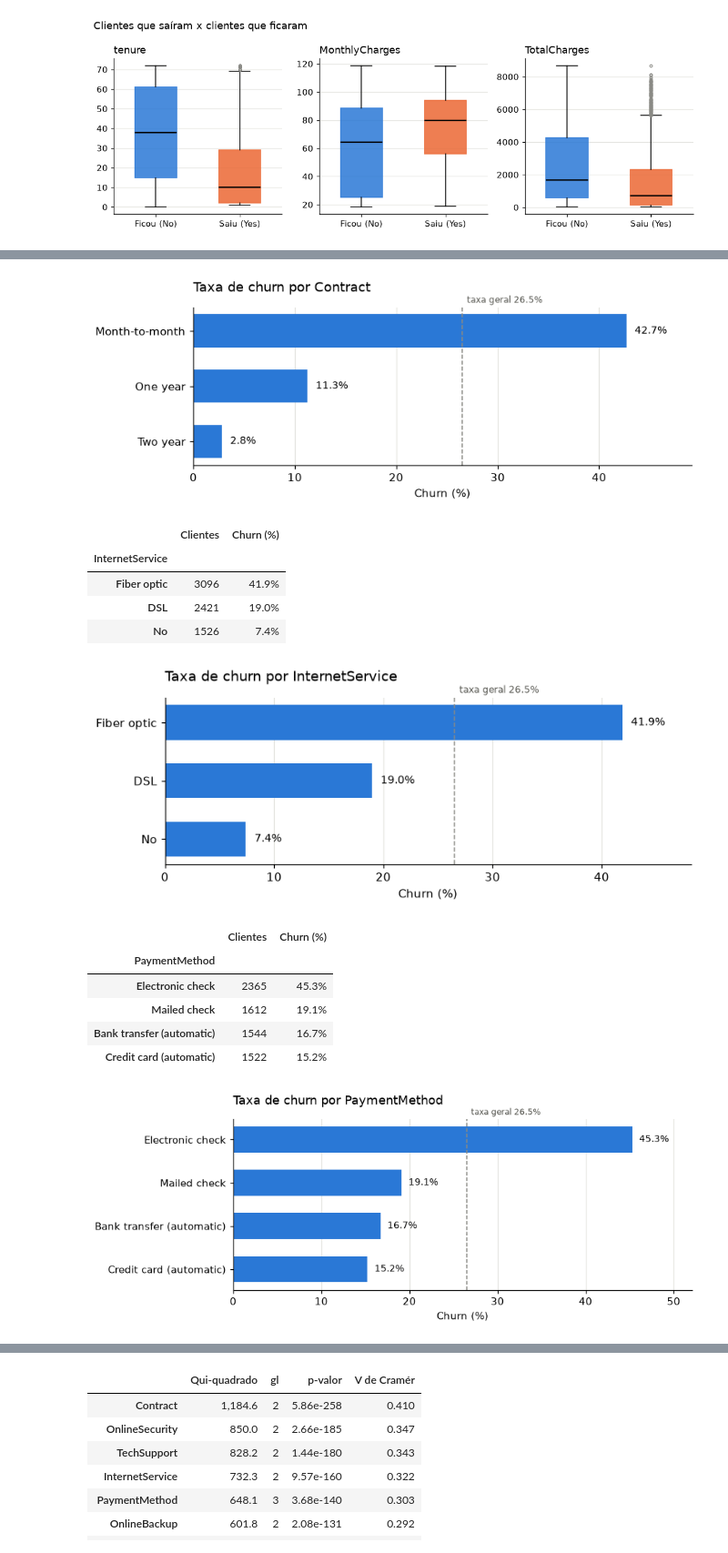
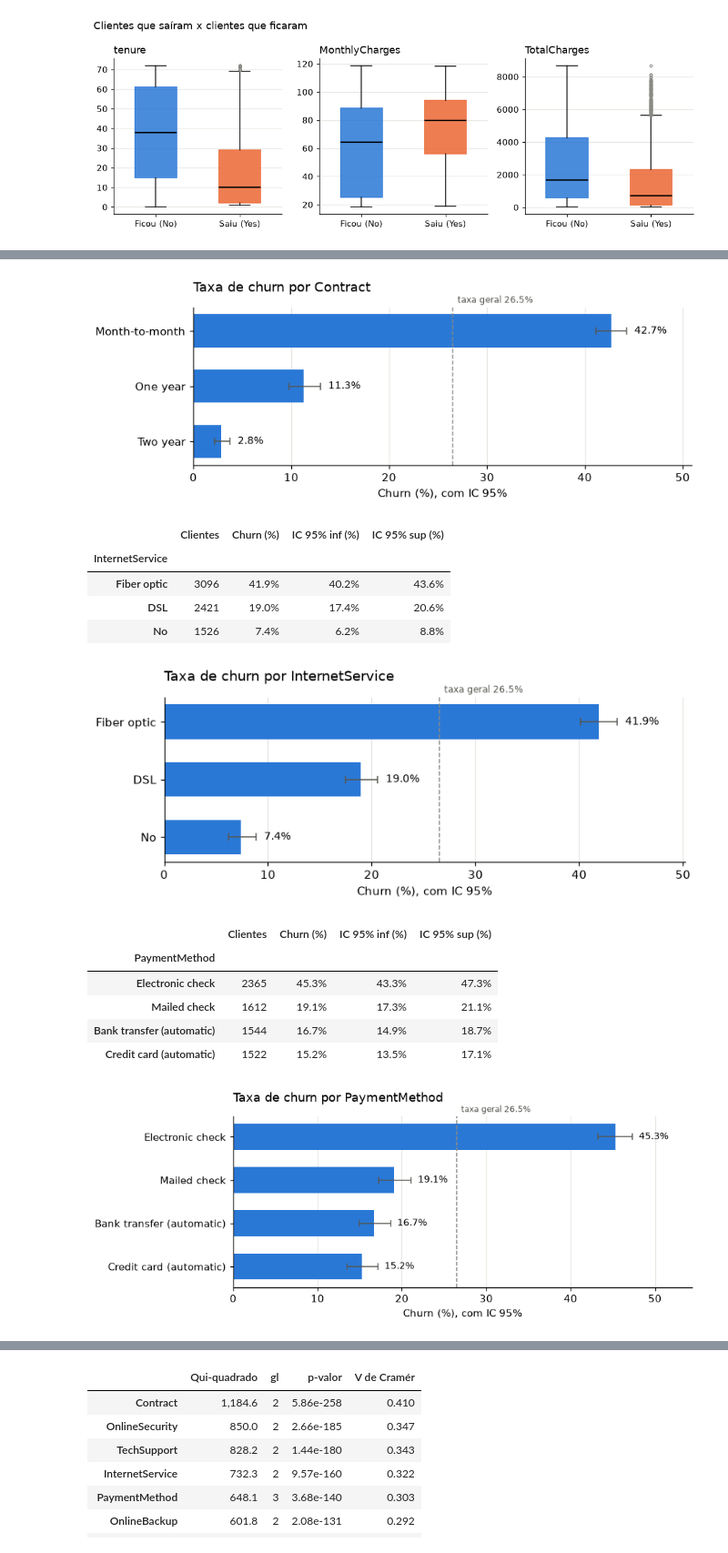
Before and after one commit to LorenzoNMachado/Customer-Churn, a Jupyter notebook: notebooks/analise_churn.ipynb, the cells around one changed output, grey strips where cells are left out. Shown at 91% size. Saved outputs shown, nothing was run; the diff lists cells and outputs as text; code cells hidden in the pictures.

```diff
--- a/notebooks/analise_churn.ipynb
+++ b/notebooks/analise_churn.ipynb
@@ -13,13 +14,16 @@ import os
 import sys
 
 import matplotlib.pyplot as plt
+import numpy as np
 import pandas as pd
 from IPython.display import display
 
 sys.path.append(os.path.abspath('../src'))
 from estatistica import (calcular_classes, classificar, criar_tabela_frequencia,
-                         formatar_tabela, medidas_resumo, moda_czuber, resumo_categoricas,
-                         taxa_churn, teste_mann_whitney, teste_qui_quadrado)
+                         formatar_tabela, kaplan_meier, mediana_sobrevivencia, medidas_resumo,
+                         moda_czuber, resumo_categoricas, taxa_churn, teste_log_rank,
+                         teste_mann_whitney, teste_qui_quadrado)
+from modelagem import contribuicoes, criar_features, principais_motivos
 
 df = pd.read_csv('../data/WA_Fn-UseC_-Telco-Customer-Churn.csv')
 # TotalCharges vem como texto: 11 clientes com tenure 0 têm o campo vazio
@@ -31,8 +35,13 @@ df['SeniorCitizen'] = df['SeniorCitizen'].map({0: 'No', 1: 'Yes'})
 LARGURA = {'tenure': 6}
 taxa_geral = (df['Churn'] == 'Yes').mean() * 100
 
-# Estilo dos gráficos: uma cor por série, grade discreta
-AZUL, LARANJA, CINZA = '#2a78d6', '#eb6834', '#8a8a85'
+# Gráficos usados no README
+FIGURAS = '../reports/figures'
+os.makedirs(FIGURAS, exist_ok=True)
+
+# Estilo dos gráficos: cores fixas por série, grade discreta
+AZUL, LARANJA, VERDE, CINZA = '#2a78d6', '#eb6834', '#1baf7a', '#8a8a85'
+TEXTO_SECUNDARIO = '#55554f'
 plt.rcParams.update({
     'figure.dpi': 110,
     'axes.spines.top': False,
@@ -217,20 +226,24 @@ for coluna in ['Contract', 'InternetService', 'PaymentMethod', 'Faixa de tenure
     tabela = taxa_churn(df_faixas, coluna)
     if coluna.startswith('Faixa'):
         tabela = tabela.sort_index()  # faixas seguem a ordem natural
-    display(tabela.style.format({'Churn (%)': '{:.1f}%'}))
+    display(tabela.style.format({c: '{:.1f}%' for c in tabela.columns if '%' in c}))
 
     fig, ax = plt.subplots(figsize=(8, 0.45 * len(tabela) + 1.2))
-    ax.barh(tabela.index.astype(str), tabela['Churn (%)'], color=AZUL, height=0.6)
+    erro = [tabela['Churn (%)'] - tabela['IC 95% inf (%)'], tabela['IC 95% sup (%)'] - tabela['Churn (%)']]
+    ax.barh(tabela.index.astype(str), tabela['Churn (%)'], color=AZUL, height=0.6,
+            xerr=erro, error_kw={'ecolor': TEXTO_SECUNDARIO, 'capsize': 3, 'elinewidth': 1})
     ax.invert_yaxis()
     ax.axvline(taxa_geral, color=CINZA, linestyle='--', linewidth=1)
     ax.annotate(f'taxa geral {taxa_geral:.1f}%', xy=(taxa_geral, 1), xycoords=('data', 'axes fraction'),
-                xytext=(4, 2), textcoords='offset points', fontsize=8, color='#55554f', va='bottom')
-    for i, v in enumerate(tabela['Churn (%)']):
-        ax.text(v + 0.8, i, f'{v:.1f}%', va='center', fontsize=9)
-    ax.set_xlim(0, tabela['Churn (%)'].max() * 1.15)
-    ax.set_xlabel('Churn (%)')
+                xytext=(4, 2), textcoords='offset points', fontsize=8, color=TEXTO_SECUNDARIO, va='bottom')
+    for i, (v, sup) in enumerate(zip(tabela['Churn (%)'], tabela['IC 95% sup (%)'])):
+        ax.text(sup + 0.8, i, f'{v:.1f}%', va='center', fontsize=9)
+    ax.set_xlim(0, tabela['IC 95% sup (%)'].max() * 1.15)
+    ax.set_xlabel('Churn (%), com IC 95%')
     ax.set_title(f'Taxa de churn por {coluna}', loc='left', pad=14)
     ax.grid(axis='y', visible=False)
+    if coluna == 'Contract':
+        fig.savefig(f'{FIGURAS}/churn_por_contrato.png', dpi=150, bbox_inches='tight')
     plt.show()
 # %% [output]
 Taxa geral de churn: 26.5%
@@ -242,14 +255,14 @@ Taxa geral de churn: 26.5%
-[figure, old version]
+[figure, new version]
-|  | Clientes | Churn (%) |
-| InternetService |  |  |
-| Fiber optic | 3096 | 41.9% |
-| DSL | 2421 | 19.0% |
-| No | 1526 | 7.4% |
+|  | Clientes | Churn (%) | IC 95% inf (%) | IC 95% sup (%) |
+| InternetService |  |  |  |  |
+| Fiber optic | 3096 | 41.9% | 40.2% | 43.6% |
+| DSL | 2421 | 19.0% | 17.4% | 20.6% |
+| No | 1526 | 7.4% | 6.2% | 8.8% |
-[figure, old version]
+[figure, new version]
-|  | Clientes | Churn (%) |
-| PaymentMethod |  |  |
-| Electronic check | 2365 | 45.3% |
-| Mailed check | 1612 | 19.1% |
-| Bank transfer (automatic) | 1544 | 16.7% |
-| Credit card (automatic) | 1522 | 15.2% |
+|  | Clientes | Churn (%) | IC 95% inf (%) | IC 95% sup (%) |
+| PaymentMethod |  |  |  |  |
+| Electronic check | 2365 | 45.3% | 43.3% | 47.3% |
+| Mailed check | 1612 | 19.1% | 17.3% | 21.1% |
+| Bank transfer (automatic) | 1544 | 16.7% | 14.9% | 18.7% |
+| Credit card (automatic) | 1522 | 15.2% | 13.5% | 17.1% |
-[figure, old version]
+[figure, new version]
```
Also changed, not shown: parts of 20 cells of this notebook, 11 other files.
